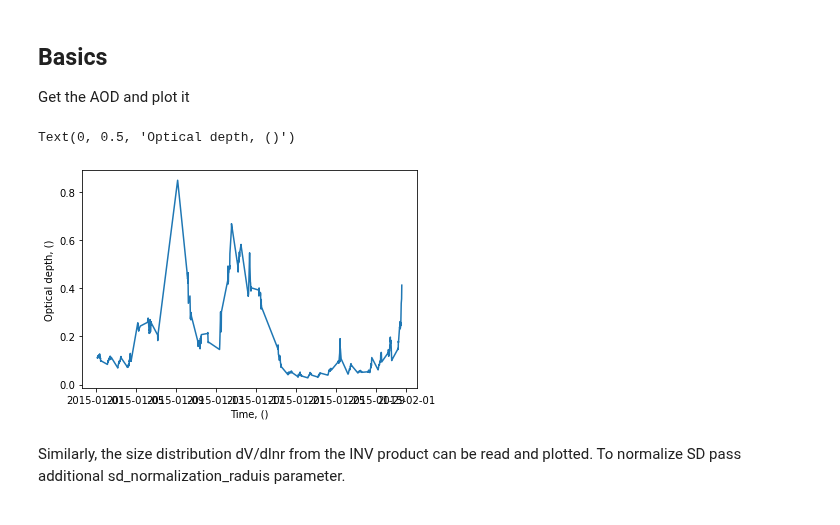
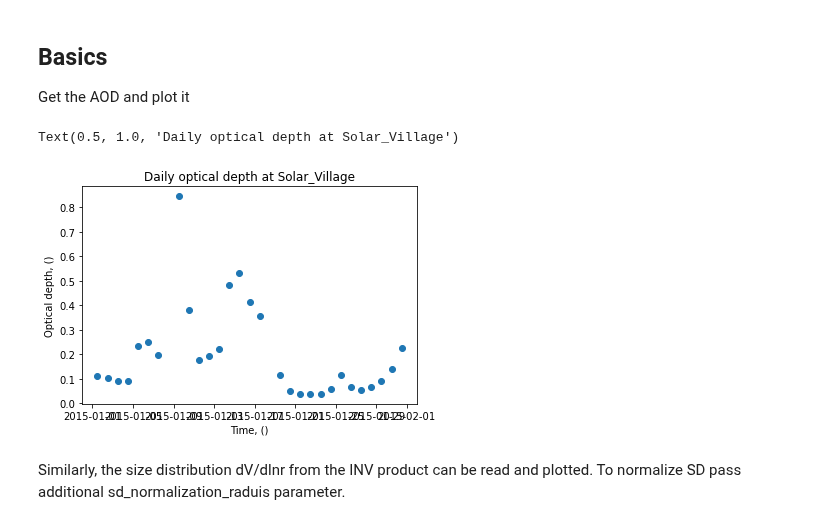
Before and after one commit to SeregaOsipov/ClimPy, a Jupyter notebook: examples/aeronet_examples.ipynb, the cells around one changed output. Saved outputs shown, nothing was run; the diff lists cells and outputs as text; code cells hidden in the pictures.

```diff
--- a/examples/aeronet_examples.ipynb
+++ b/examples/aeronet_examples.ipynb
@@ -31,21 +38,21 @@ inv = False  # choose the product, direct ovservations (AOD) or inversion (INV)
 ## Basics
 Get the AOD and plot it
 # %%
-station='*Solar_Village*'  # Note the use of the wildcard
+station='Solar_Village'  # Note the the wildcards
 # use aux function to return ValueObject with the given diagnostic
-aod_vo = aeronet.get_aod_diag(station, 'AOD_500nm', level=15, res=aeronet.ALL_POINTS)
 # you can also apply time filter
 time_range = (dt.datetime(2015, 1, 1), dt.datetime(2015, 2, 1))
-aod_vo = aeronet.get_aod_diag(station, 'AOD_500nm', level=15, res=aeronet.ALL_POINTS,
+aod_vo = aeronet.get_aod_diag('*{}*'.format(station), 'AOD_500nm', level=15, res=aeronet.DAILY,
                                       time_range=time_range)
 # plot it
 plt.figure()
-plt.plot(aod_vo['time'], aod_vo['data'])
+plt.plot(aod_vo['time'], aod_vo['data'], 'o')
 plt.xlabel('Time, ()')
 plt.ylabel('Optical depth, ()')
+plt.title('Daily optical depth at {}'.format(station))
 # %% [output]
-Text(0, 0.5, 'Optical depth, ()')
+Text(0.5, 1.0, 'Daily optical depth at Solar_Village')
-[figure, old version]
+[figure, new version]
 # %% [markdown]
 Similarly, the size distribution dV/dlnr from the INV product can be read and plotted.
 To normalize SD pass additional sd_normalization_raduis parameter.
```
Also changed, not shown: parts of 47 cells of this notebook, 9 other files.
